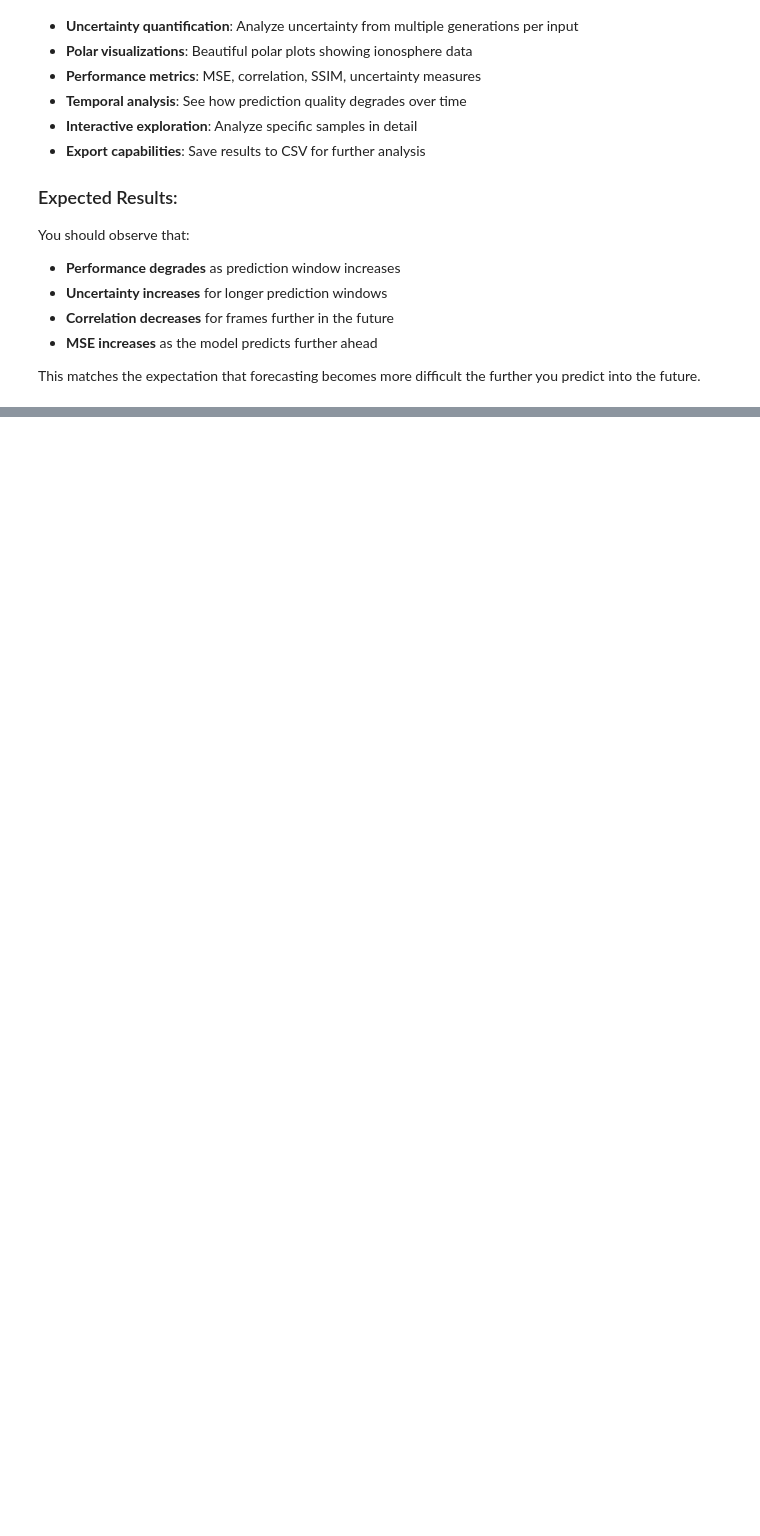
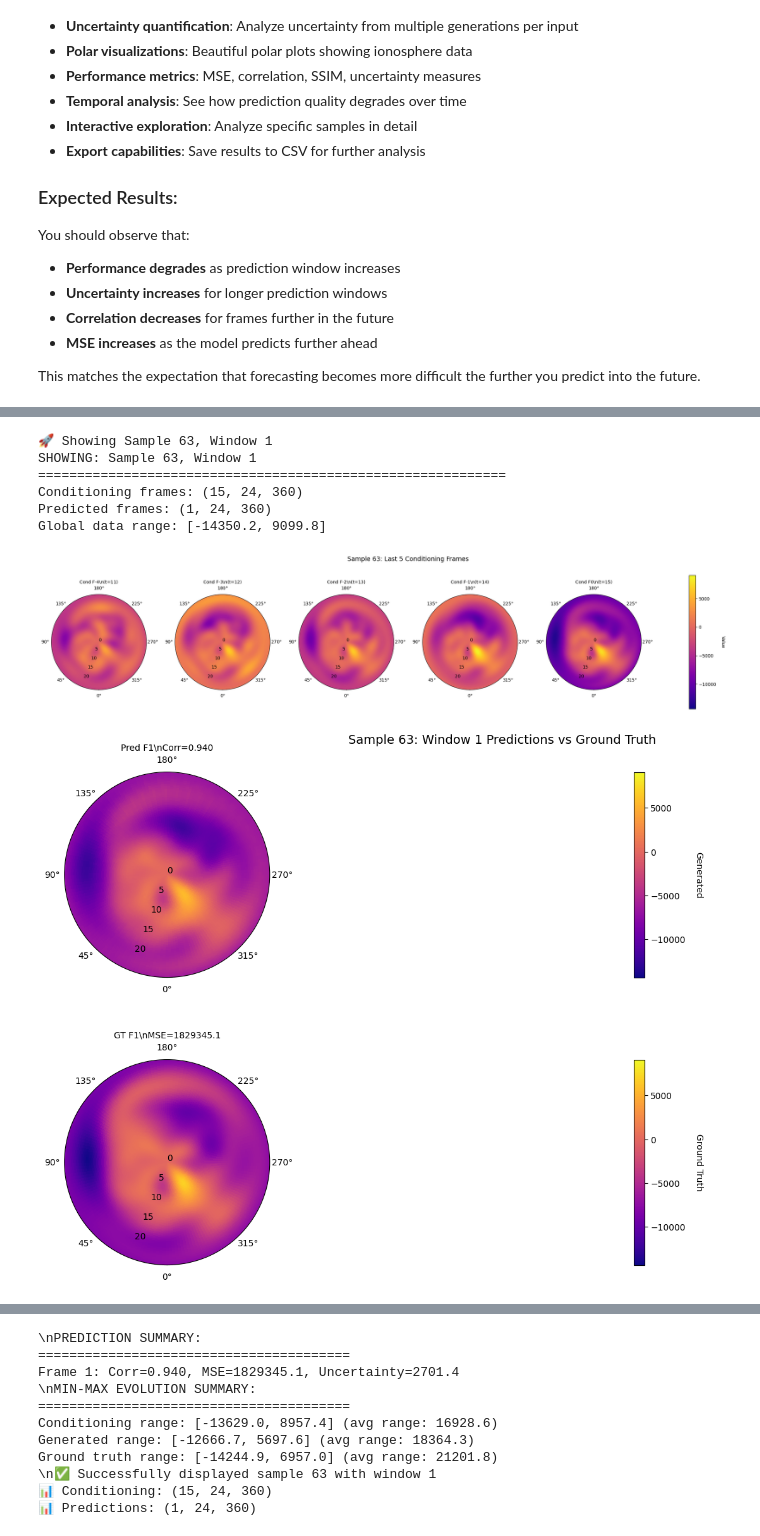
Before and after one commit to fpramunno/ionosphere_diffusion, a Jupyter notebook: visualization_analysis.ipynb, the cells around one changed output, grey strips where cells are left out. Cells and saved outputs as stored; diff of their text form; code cells hidden in the pictures; blank space fills up the shorter version.

```diff
--- a/visualization_analysis.ipynb
+++ b/visualization_analysis.ipynb
@@ -805,0 +1283,30 @@ This matches the expectation that forecasting becomes more difficult the further
+# %%
+# 🎯 INTERACTIVE: Choose Sample and Prediction Window
+# Change these values to explore different samples and windows
+
+SAMPLE_TO_SHOW = np.random.randint(100)        # Which sample (0-99)
+PREDICTION_WINDOW = 1    # Which window (1, 2, 3, 5, 10, 15)
+SAVE_PLOT = False         # Set to True to save the plot
+
+print(f"🚀 Showing Sample {SAMPLE_TO_SHOW}, Window {PREDICTION_WINDOW}")
+result = show_conditioning_and_predictions(
+    sample_idx=SAMPLE_TO_SHOW,
+    prediction_window=PREDICTION_WINDOW,
+    save_plots=SAVE_PLOT
+)
+
+if result:
+    print(f"\\n✅ Successfully displayed sample {SAMPLE_TO_SHOW} with window {PREDICTION_WINDOW}")
+    print(f"📊 Conditioning: {result['conditioning_shape']}")
+    print(f"📊 Predictions: {result['prediction_shape']}")
+else:
+    print("❌ Failed to display the requested sample/window")
+# %% [output]
+🚀 Showing Sample 63, Window 1
+SHOWING: Sample 63, Window 1
+============================================================
+Conditioning frames: (15, 24, 360)
+Predicted frames: (1, 24, 360)
+Global data range: [-14350.2, 9099.8]
+[figure, added]
+[figure, added]
@@ -805,0 +1314,11 @@ This matches the expectation that forecasting becomes more difficult the further
+\nPREDICTION SUMMARY:
+========================================
+Frame 1: Corr=0.940, MSE=1829345.1, Uncertainty=2701.4
+\nMIN-MAX EVOLUTION SUMMARY:
+========================================
+Conditioning range: [-13629.0, 8957.4] (avg range: 16928.6)
+Generated range: [-12666.7, 5697.6] (avg range: 18364.3)
+Ground truth range: [-14244.9, 6957.0] (avg range: 21201.8)
+\n✅ Successfully displayed sample 63 with window 1
+📊 Conditioning: (15, 24, 360)
+📊 Predictions: (1, 24, 360)
```
Also changed, not shown: parts of 7 cells of this notebook, 1 other file.
